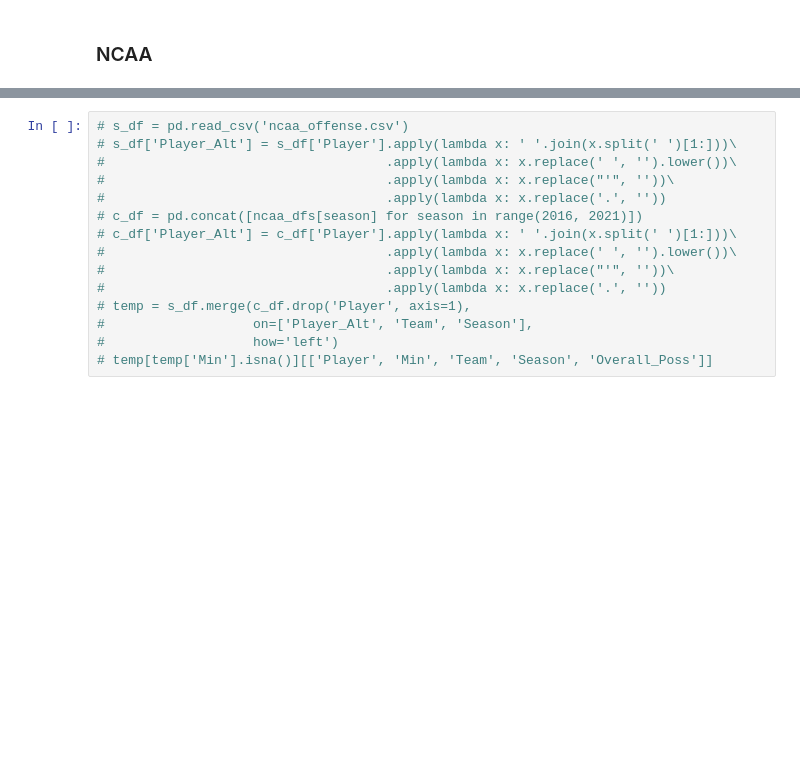
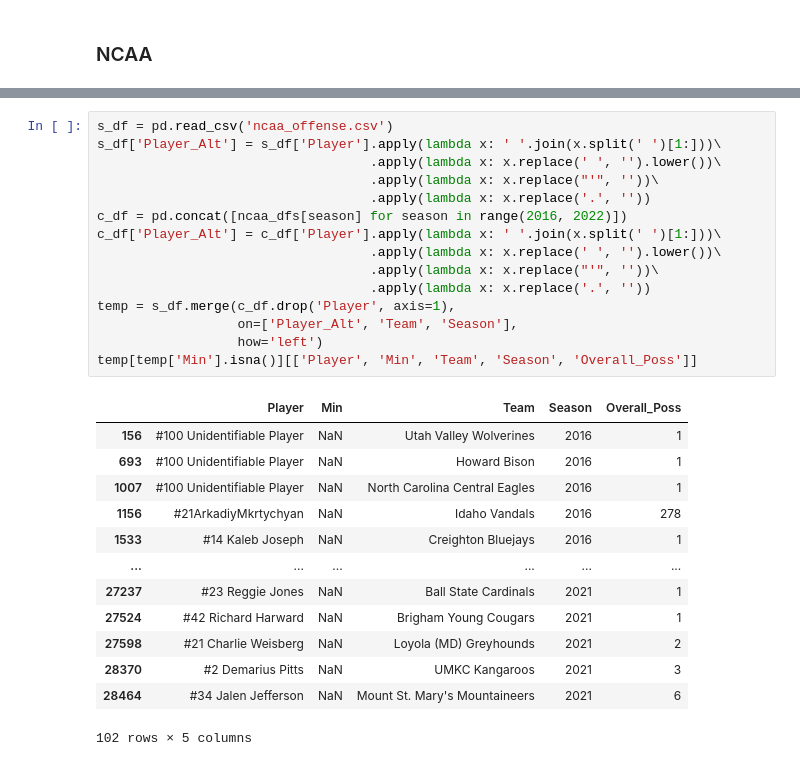
Before and after one commit to xulianrenzoku/synergy_clustering, a Jupyter notebook: synergy_cumulative_data_processer.ipynb, the cells around one changed output, grey strips where cells are left out. Saved outputs shown, nothing was run; the diff lists cells and outputs as text; blank space fills up the shorter version.

```diff
--- a/synergy_cumulative_data_processer.ipynb
+++ b/synergy_cumulative_data_processer.ipynb
@@ -158,16 +174,30 @@ s_df.merge(c_df.drop('Player', axis=1),
 # %%
-# s_df = pd.read_csv('ncaa_offense.csv')
-# s_df['Player_Alt'] = s_df['Player'].apply(lambda x: ' '.join(x.split(' ')[1:]))\
-#                                    .apply(lambda x: x.replace(' ', '').lower())\
-#                                    .apply(lambda x: x.replace("'", ''))\
-#                                    .apply(lambda x: x.replace('.', ''))
-# c_df = pd.concat([ncaa_dfs[season] for season in range(2016, 2021)])
-# c_df['Player_Alt'] = c_df['Player'].apply(lambda x: ' '.join(x.split(' ')[1:]))\
-#                                    .apply(lambda x: x.replace(' ', '').lower())\
-#                                    .apply(lambda x: x.replace("'", ''))\
-#                                    .apply(lambda x: x.replace('.', ''))
-# temp = s_df.merge(c_df.drop('Player', axis=1),
-#                   on=['Player_Alt', 'Team', 'Season'],
-#                   how='left')
-# temp[temp['Min'].isna()][['Player', 'Min', 'Team', 'Season', 'Overall_Poss']]
+s_df = pd.read_csv('ncaa_offense.csv')
+s_df['Player_Alt'] = s_df['Player'].apply(lambda x: ' '.join(x.split(' ')[1:]))\
+                                   .apply(lambda x: x.replace(' ', '').lower())\
+                                   .apply(lambda x: x.replace("'", ''))\
+                                   .apply(lambda x: x.replace('.', ''))
+c_df = pd.concat([ncaa_dfs[season] for season in range(2016, 2022)])
+c_df['Player_Alt'] = c_df['Player'].apply(lambda x: ' '.join(x.split(' ')[1:]))\
+                                   .apply(lambda x: x.replace(' ', '').lower())\
+                                   .apply(lambda x: x.replace("'", ''))\
+                                   .apply(lambda x: x.replace('.', ''))
+temp = s_df.merge(c_df.drop('Player', axis=1),
+                  on=['Player_Alt', 'Team', 'Season'],
+                  how='left')
+temp[temp['Min'].isna()][['Player', 'Min', 'Team', 'Season', 'Overall_Poss']]
+# %% [output]
+|  | Player | Min | Team | Season | Overall_Poss |
+| 156 | #100 Unidentifiable Player | NaN | Utah Valley Wolverines | 2016 | 1 |
+| 693 | #100 Unidentifiable Player | NaN | Howard Bison | 2016 | 1 |
+| 1007 | #100 Unidentifiable Player | NaN | North Carolina Central Eagles | 2016 | 1 |
+| 1156 | #21ArkadiyMkrtychyan | NaN | Idaho Vandals | 2016 | 278 |
+| 1533 | #14 Kaleb Joseph | NaN | Creighton Bluejays | 2016 | 1 |
+| ... | ... | ... | ... | ... | ... |
+| 27237 | #23 Reggie Jones | NaN | Ball State Cardinals | 2021 | 1 |
+| 27524 | #42 Richard Harward | NaN | Brigham Young Cougars | 2021 | 1 |
+| 27598 | #21 Charlie Weisberg | NaN | Loyola (MD) Greyhounds | 2021 | 2 |
+| 28370 | #2 Demarius Pitts | NaN | UMKC Kangaroos | 2021 | 3 |
+| 28464 | #34 Jalen Jefferson | NaN | Mount St. Mary's Mountaineers | 2021 | 6 |
+102 rows × 5 columns
 # %%
```
Also changed, not shown: parts of 12 cells of this notebook.
